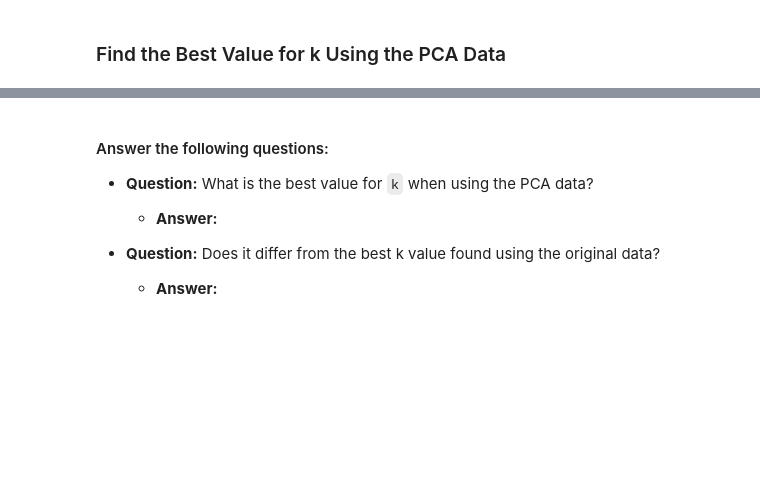
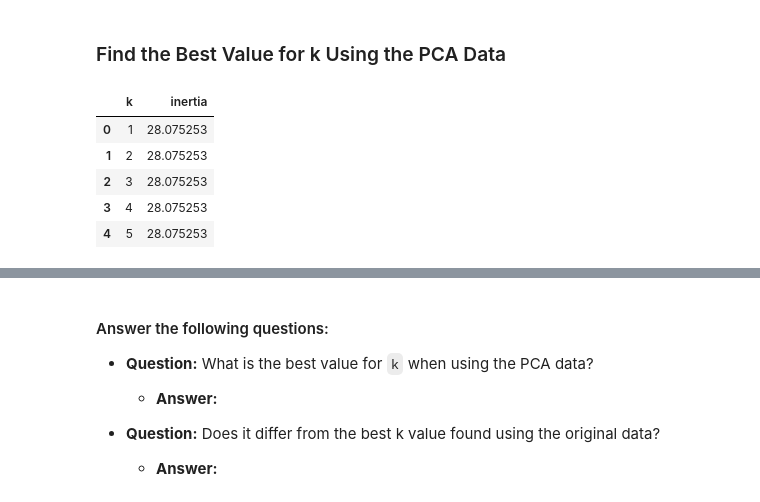
Before and after one commit to a-dhil/CryptoClustering, a Jupyter notebook: Crypto_Clustering/Crypto_Clustering.ipynb, the cells around one changed output, grey strips where cells are left out. Drawn from its saved outputs; the diff is of its cells as text; code cells hidden in the pictures; blank space fills up the shorter version.

Commit message:
pca elbow curve

```diff
--- a/Crypto_Clustering/Crypto_Clustering.ipynb
+++ b/Crypto_Clustering/Crypto_Clustering.ipynb
@@ -254,19 +277,34 @@ df_market_data_scaled_copy.hvplot.scatter(
 ### Find the Best Value for k Using the PCA Data
 # %%
 # Create a list with the number of k-values from 1 to 11
+k=list(range(1,11))
 # %%
 # Create an empty list to store the inertia values
-
+inertia=[]
 
 # Create a for loop to compute the inertia with each possible value of k
+for i in k:
 # Inside the loop:
 # 1. Create a KMeans model using the loop counter for the n_clusters
+    model=KMeans(n_clusters=i, random_state=0)
 # 2. Fit the model to the data using `df_market_data_pca`
+    model.fit(crypto_pca_df)
 # 3. Append the model.inertia_ to the inertia list
+    inertia.append(k_model.inertia_)
 # %%
 # Create a dictionary with the data to plot the Elbow curve
-
+elbow_data={"k":k,
+          "inertia":inertia}
 # Create a DataFrame with the data to plot the Elbow curve
+df_elbow=pd.DataFrame(elbow_data)
+df_elbow.head()
+# %% [output]
+|  | k | inertia |
+| 0 | 1 | 28.075253 |
+| 1 | 2 | 28.075253 |
+| 2 | 3 | 28.075253 |
+| 3 | 4 | 28.075253 |
+| 4 | 5 | 28.075253 |
 # %%
 # Plot a line chart with all the inertia values computed with
 # the different values of k to visually identify the optimal value for k.
```
Also changed, not shown: parts of 6 cells of this notebook.
